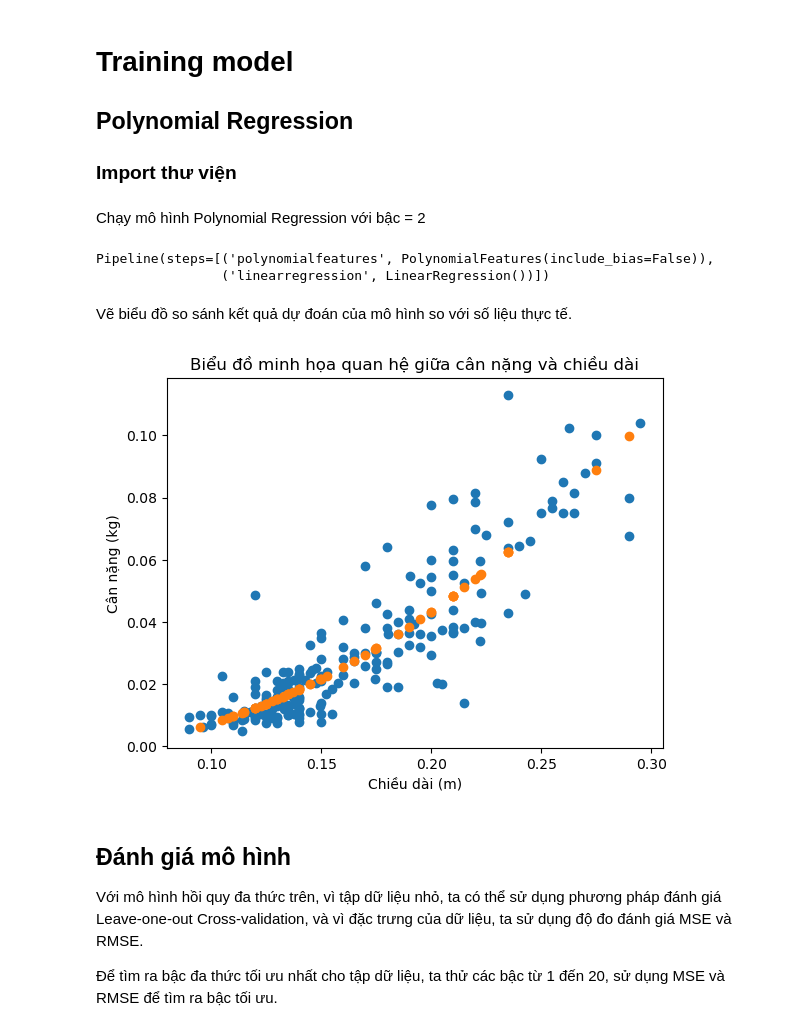
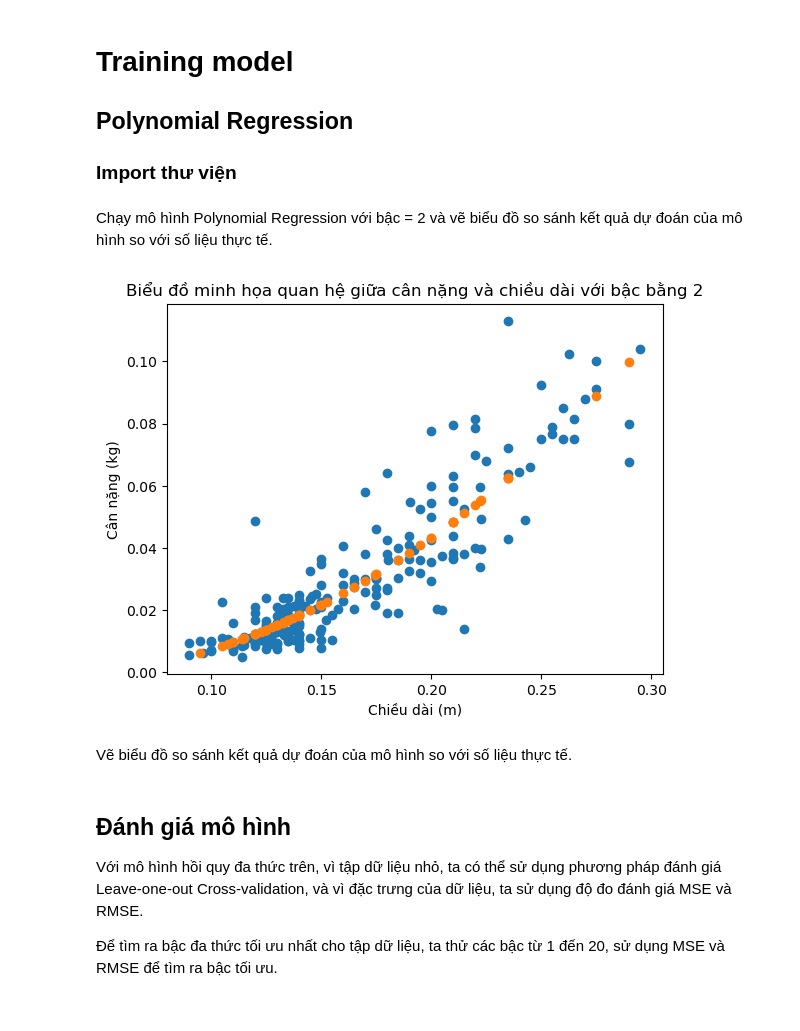
Before and after one commit to hoangitusk20/NMKHDL_doAn, a Jupyter notebook: DoAnCK/source/mo_hinh_va_danh_gia/Mo_hinh.ipynb, the cells around one changed output. Saved outputs shown, nothing was run; the diff lists cells and outputs as text; code cells hidden in the pictures.

```diff
--- a/DoAnCK/source/mo_hinh_va_danh_gia/Mo_hinh.ipynb
+++ b/DoAnCK/source/mo_hinh_va_danh_gia/Mo_hinh.ipynb
@@ -180,29 +180,27 @@ from sklearn.preprocessing import PolynomialFeatures
 from sklearn.pipeline import make_pipeline
 from sklearn.metrics import mean_squared_error
 # %% [markdown]
-Chạy mô hình Polynomial Regression với bậc = 2
+Chạy mô hình Polynomial Regression với bậc = 2 và vẽ biểu đồ so sánh kết quả dự đoán của mô hình so với số liệu thực tế.
 # %%
-polynomial_regression = make_pipeline(
-    PolynomialFeatures(degree=2, include_bias=False),
-    LinearRegression(),
-)
-polynomial_regression.fit(X_train, y_train)
+def run_polynomial_regression(deg):
+    polynomial_regression = make_pipeline(
+        PolynomialFeatures(degree=deg, include_bias=False),
+        LinearRegression(),
+    )
+    polynomial_regression.fit(X_train, y_train)
+    y_predict = polynomial_regression.predict(X_test)
+    plt.scatter(x = length, y = weight)
+    plt.scatter(x = X_test, y = y_predict)
+    plt.ylabel('Cân nặng (kg)')
+    plt.xlabel('Chiều dài (m)')
+    plt.title(f'Biểu đồ minh họa quan hệ giữa cân nặng và chiều dài với bậc bằng {deg}')
+    plt.show()
+
+run_polynomial_regression(2)
 # %% [output]
-Pipeline(steps=[('polynomialfeatures', PolynomialFeatures(include_bias=False)),
-                ('linearregression', LinearRegression())])
+[figure, added]
 # %% [markdown]
 Vẽ biểu đồ so sánh kết quả dự đoán của mô hình so với số liệu thực tế.
-# %%
-y_predict = polynomial_regression.predict(X_test)
-
-plt.scatter(x = length, y = weight)
-plt.scatter(x = X_test, y = y_predict)
-plt.ylabel('Cân nặng (kg)')
-plt.xlabel('Chiều dài (m)')
-plt.title('Biểu đồ minh họa quan hệ giữa cân nặng và chiều dài')
-plt.show()
-# %% [output]
-[figure, removed]
 # %% [markdown]
 ## Đánh giá mô hình
 
```
Also changed, not shown: parts of 3 cells of this notebook.
